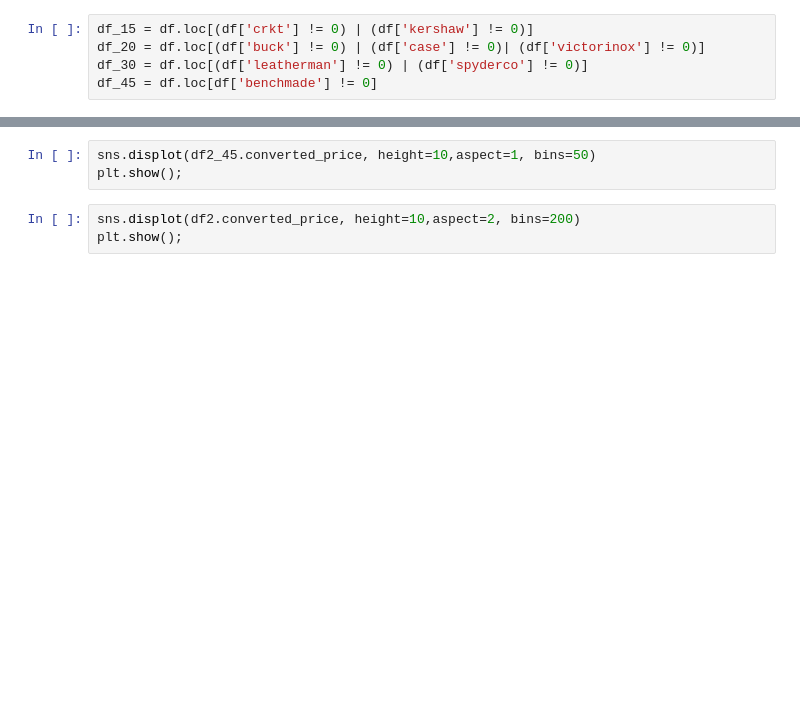
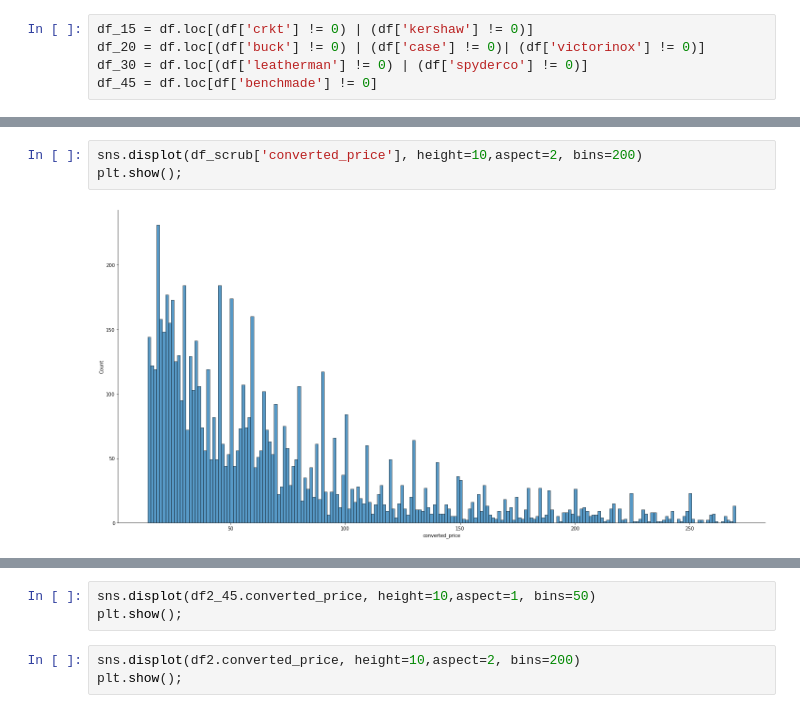
Before and after one commit to ddey117/Neural_Network_Predicting_Reseller_Success_Ebay, a Jupyter notebook: Predicting_Reseller_Success_Ebay.ipynb, the cells around one changed output, grey strips where cells are left out. Drawn from its saved outputs; the diff is of its cells as text; blank space fills up the shorter version.

```diff
--- a/Predicting_Reseller_Success_Ebay.ipynb
+++ b/Predicting_Reseller_Success_Ebay.ipynb
@@ -745,0 +783,5 @@ display(df_45.info())
+# %%
+sns.displot(df_scrub['converted_price'], height=10,aspect=2, bins=200)
+plt.show();
+# %% [output]
+[figure, added]
```
Also changed, not shown: parts of 81 cells of this notebook, 1 other file.
